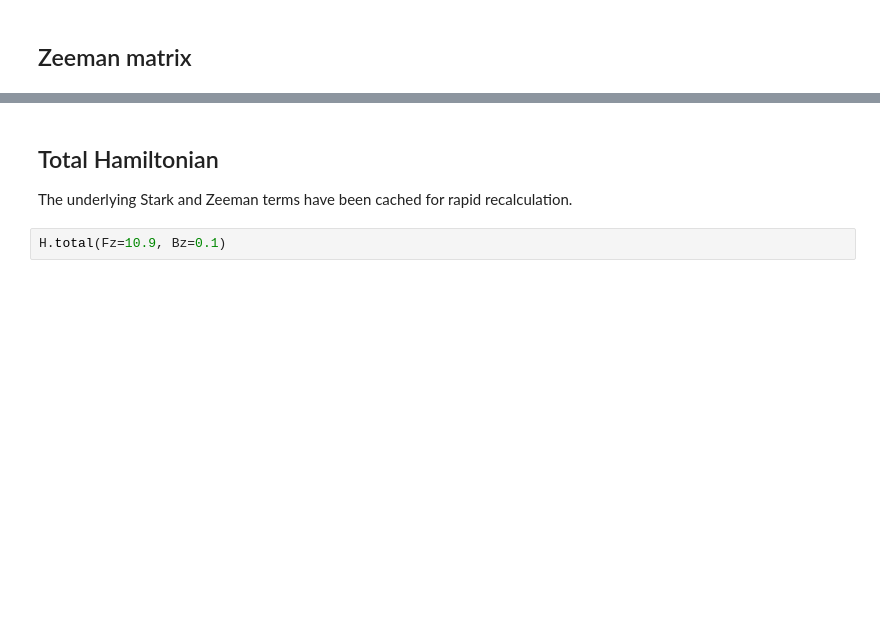
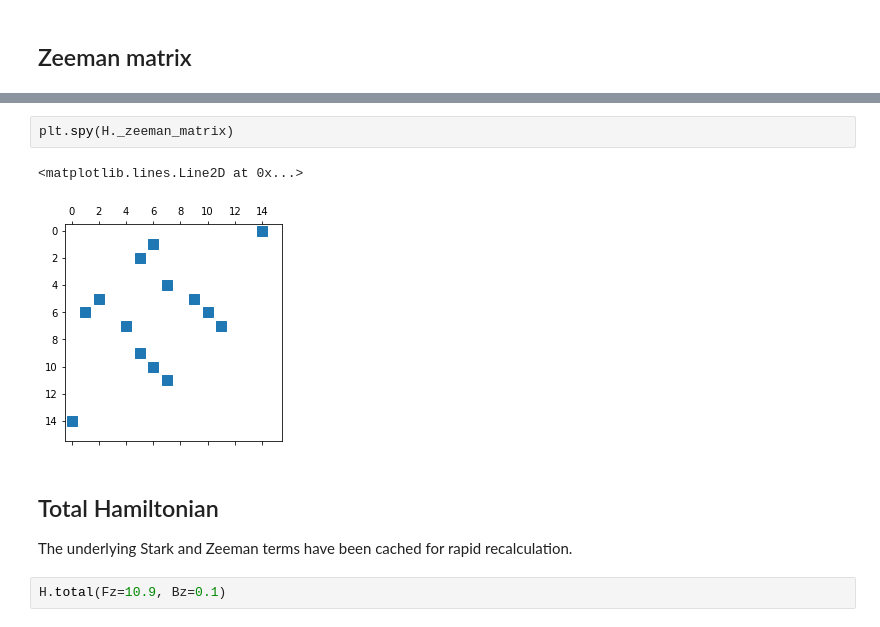
Before and after one commit to ad3ller/pypositronium, a Jupyter notebook: notebooks/Matrices.ipynb, the cells around one changed output, grey strips where cells are left out. Saved outputs shown, nothing was run; the diff lists cells and outputs as text; blank space fills up the shorter version.

```diff
--- a/notebooks/Matrices.ipynb
+++ b/notebooks/Matrices.ipynb
@@ -49,3 +62,8 @@ H.zeeman(Bz=150.0)
+# %%
+plt.spy(H._zeeman_matrix)
+# %% [output]
+<matplotlib.lines.Line2D at 0x...>
+[figure, added]
 # %% [markdown]
 ## Total Hamiltonian
 
```
Also changed, not shown: parts of 20 cells of this notebook, 12 other files.
